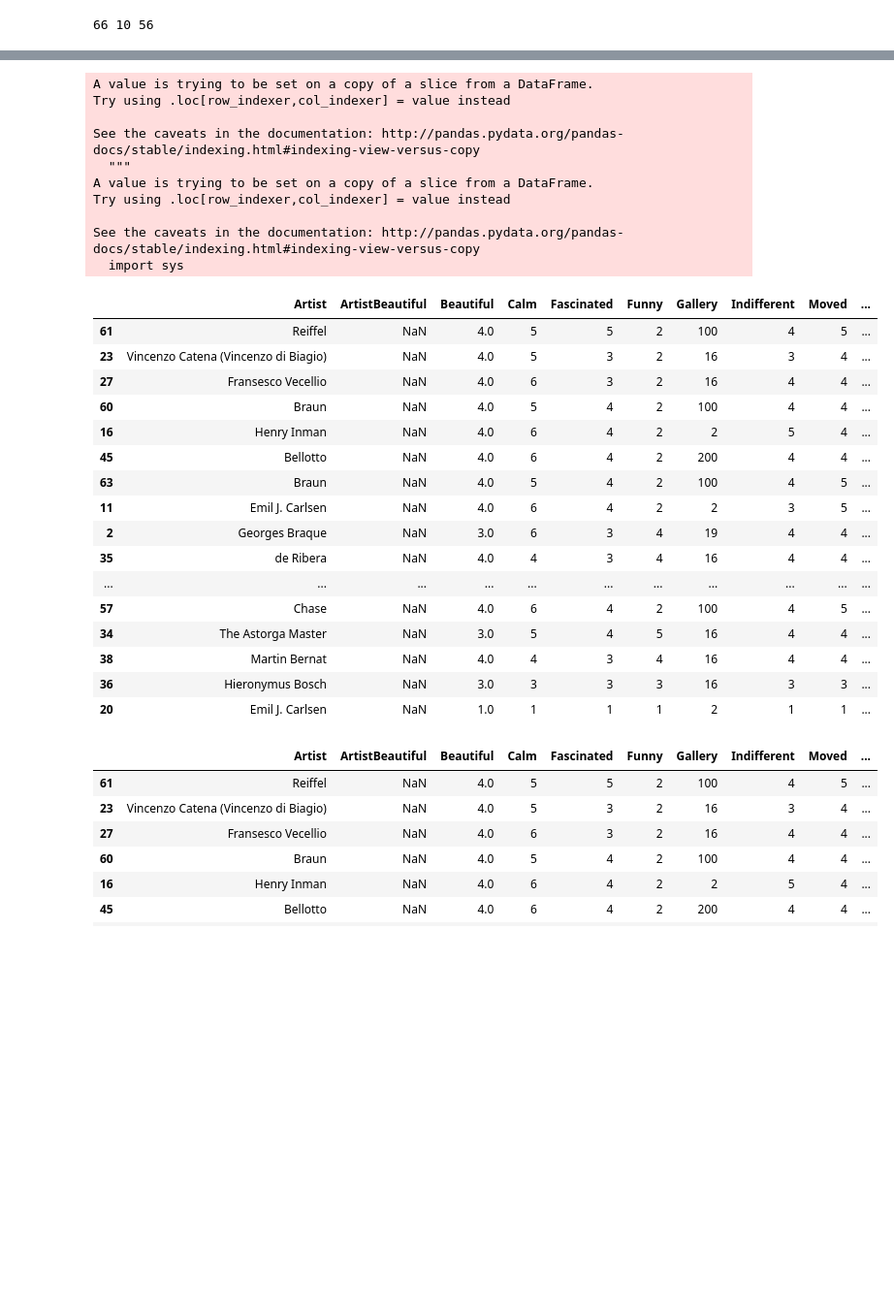
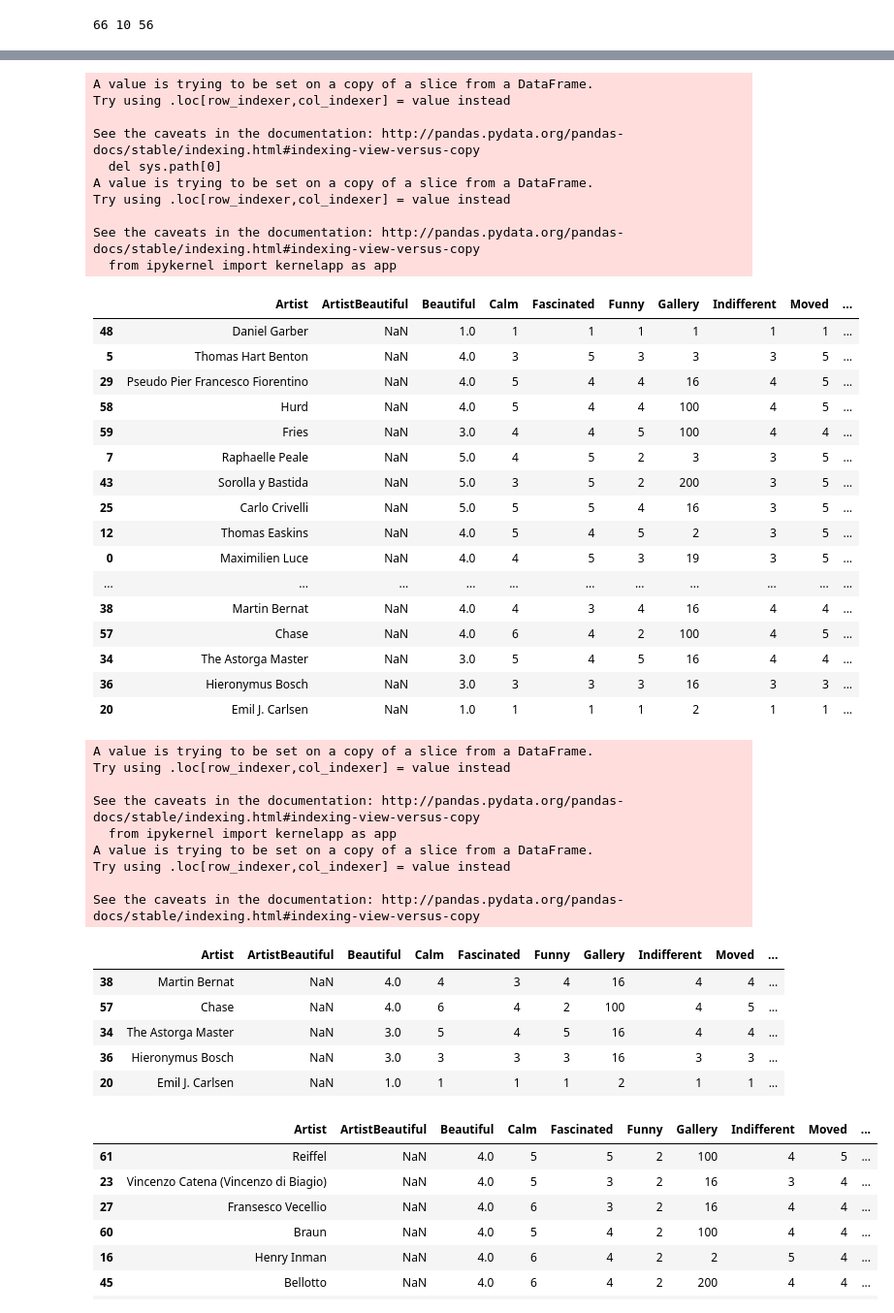
Before and after one commit to roberttwomey/art-and-empathy, a Jupyter notebook: data_cleaning/aesthemos_WIP/cleaner.ipynb, the cells around one changed output, grey strips where cells are left out. Shown: that part at 97% size. Cells and saved outputs as stored; diff of their text form; code cells hidden in the pictures; blank space fills up the shorter version.

Commit message:
split options

```diff
--- a/data_cleaning/aesthemos_WIP/cleaner.ipynb
+++ b/data_cleaning/aesthemos_WIP/cleaner.ipynb
@@ -211,38 +209,86 @@ See the caveats in the documentation: http://pandas.pydata.org/pandas-docs/stabl
+# %%
+### middle value split
+"""
+low = others.head(int(len(others)/2))
+low["hilo"] = "lo"
+high = others.tail(int(len(others)/2))
+high["hilo"] = "hi"
+"""
+
+### Mean value split
+"""
+aro_mean = others["Arousal"].mean() + 0.00001 # making non int should eliminate = mean
+low = others[others["Arousal"] < aro_mean]
+low["hilo"] = "lo"
+high = others[others["Arousal"] > aro_mean]
+high["hilo"] = "hi
+""""
+
+
+full_aro = pd.concat([low, high]).sort_values("Unsettled")
+full_aro
+# %% [output]
+A value is trying to be set on a copy of a slice from a DataFrame.
+Try using .loc[row_indexer,col_indexer] = value instead
+
+See the caveats in the documentation: http://pandas.pydata.org/pandas-docs/stable/indexing.html#indexing-view-versus-copy
+  del sys.path[0]
+A value is trying to be set on a copy of a slice from a DataFrame.
+Try using .loc[row_indexer,col_indexer] = value instead
+
+See the caveats in the documentation: http://pandas.pydata.org/pandas-docs/stable/indexing.html#indexing-view-versus-copy
+  from ipykernel import kernelapp as app
+|  | Artist | ArtistBeautiful | Beautiful | Calm | Fascinated | Funny | Gallery | Indifferent | Moved | ... |
+| 48 | Daniel Garber | NaN | 1.0 | 1 | 1 | 1 | 1 | 1 | 1 | ... |
+| 5 | Thomas Hart Benton | NaN | 4.0 | 3 | 5 | 3 | 3 | 3 | 5 | ... |
+| 29 | Pseudo Pier Francesco Fiorentino | NaN | 4.0 | 5 | 4 | 4 | 16 | 4 | 5 | ... |
+| 58 | Hurd | NaN | 4.0 | 5 | 4 | 4 | 100 | 4 | 5 | ... |
+| 59 | Fries | NaN | 3.0 | 4 | 4 | 5 | 100 | 4 | 4 | ... |
+| 7 | Raphaelle Peale | NaN | 5.0 | 4 | 5 | 2 | 3 | 3 | 5 | ... |
+| 43 | Sorolla y Bastida | NaN | 5.0 | 3 | 5 | 2 | 200 | 3 | 5 | ... |
+| 25 | Carlo Crivelli | NaN | 5.0 | 5 | 5 | 4 | 16 | 3 | 5 | ... |
+| 12 | Thomas Easkins | NaN | 4.0 | 5 | 4 | 5 | 2 | 3 | 5 | ... |
+| 0 | Maximilien Luce | NaN | 4.0 | 4 | 5 | 3 | 19 | 3 | 5 | ... |
+| ... | ... | ... | ... | ... | ... | ... | ... | ... | ... | ... |
+| 38 | Martin Bernat | NaN | 4.0 | 4 | 3 | 4 | 16 | 4 | 4 | ... |
+| 57 | Chase | NaN | 4.0 | 6 | 4 | 2 | 100 | 4 | 5 | ... |
+| 34 | The Astorga Master | NaN | 3.0 | 5 | 4 | 5 | 16 | 4 | 4 | ... |
+| 36 | Hieronymus Bosch | NaN | 3.0 | 3 | 3 | 3 | 16 | 3 | 3 | ... |
+| 20 | Emil J. Carlsen | NaN | 1.0 | 1 | 1 | 1 | 2 | 1 | 1 | ... |
 # %%
 # make pos/neg based off of Unsettled from full_aro
 
-### HOW SHOULD IT BE SPLIT: MIDDLE VAL or MEAN???? or median
+### middle value split
+"""
 neg = full_aro.head(int(len(full_aro)/2))
 neg["PosNeg"] = "Neg"
 pos = full_aro.tail(int(len(full_aro)/2))
 pos["PosNeg"] = "Pos"
+"""
+
+### Mean value split
+"""
+unset_mean = full_aro["Unsettled"].mean() + 0.00001 # making non int should eliminate = mean
+neg = full_aro[full_aro["Unsettled"] < unset_mean]
+neg["PosNeg"] = "Neg"
+pos = full_aro[full_aro["Unsettled"] > unset_mean]
+pos["PosNeg"] = "Pos"
+"""
 pos
 # %% [output]
 A value is trying to be set on a copy of a slice from a DataFrame.
 Try using .loc[row_indexer,col_indexer] = value instead
 
 See the caveats in the documentation: http://pandas.pydata.org/pandas-docs/stable/indexing.html#indexing-view-versus-copy
-  """
+  from ipykernel import kernelapp as app
 A value is trying to be set on a copy of a slice from a DataFrame.
 Try using .loc[row_indexer,col_indexer] = value instead
 
 See the caveats in the documentation: http://pandas.pydata.org/pandas-docs/stable/indexing.html#indexing-view-versus-copy
-  import sys
 |  | Artist | ArtistBeautiful | Beautiful | Calm | Fascinated | Funny | Gallery | Indifferent | Moved | ... |
-| 61 | Reiffel | NaN | 4.0 | 5 | 5 | 2 | 100 | 4 | 5 | ... |
-| 23 | Vincenzo Catena (Vincenzo di Biagio) | NaN | 4.0 | 5 | 3 | 2 | 16 | 3 | 4 | ... |
-| 27 | Fransesco Vecellio | NaN | 4.0 | 6 | 3 | 2 | 16 | 4 | 4 | ... |
-| 60 | Braun | NaN | 4.0 | 5 | 4 | 2 | 100 | 4 | 4 | ... |
-| 16 | Henry Inman | NaN | 4.0 | 6 | 4 | 2 | 2 | 5 | 4 | ... |
-| 45 | Bellotto | NaN | 4.0 | 6 | 4 | 2 | 200 | 4 | 4 | ... |
-| 63 | Braun | NaN | 4.0 | 5 | 4 | 2 | 100 | 4 | 5 | ... |
-| 11 | Emil J. Carlsen | NaN | 4.0 | 6 | 4 | 2 | 2 | 3 | 5 | ... |
-| 2 | Georges Braque | NaN | 3.0 | 6 | 3 | 4 | 19 | 4 | 4 | ... |
-| 35 | de Ribera | NaN | 4.0 | 4 | 3 | 4 | 16 | 4 | 4 | ... |
-| ... | ... | ... | ... | ... | ... | ... | ... | ... | ... | ... |
+| 38 | Martin Bernat | NaN | 4.0 | 4 | 3 | 4 | 16 | 4 | 4 | ... |
 | 57 | Chase | NaN | 4.0 | 6 | 4 | 2 | 100 | 4 | 5 | ... |
 | 34 | The Astorga Master | NaN | 3.0 | 5 | 4 | 5 | 16 | 4 | 4 | ... |
-| 38 | Martin Bernat | NaN | 4.0 | 4 | 3 | 4 | 16 | 4 | 4 | ... |
 | 36 | Hieronymus Bosch | NaN | 3.0 | 3 | 3 | 3 | 16 | 3 | 3 | ... |
 | 20 | Emil J. Carlsen | NaN | 1.0 | 1 | 1 | 1 | 2 | 1 | 1 | ... |
 # %%
```
Also changed, not shown: parts of 5 cells of this notebook.
